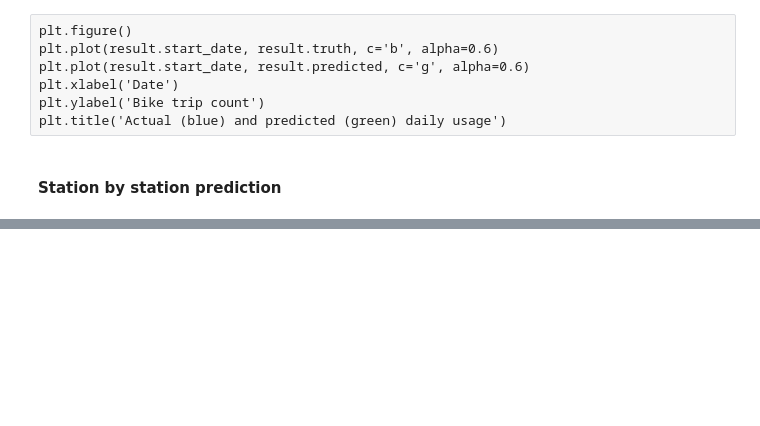
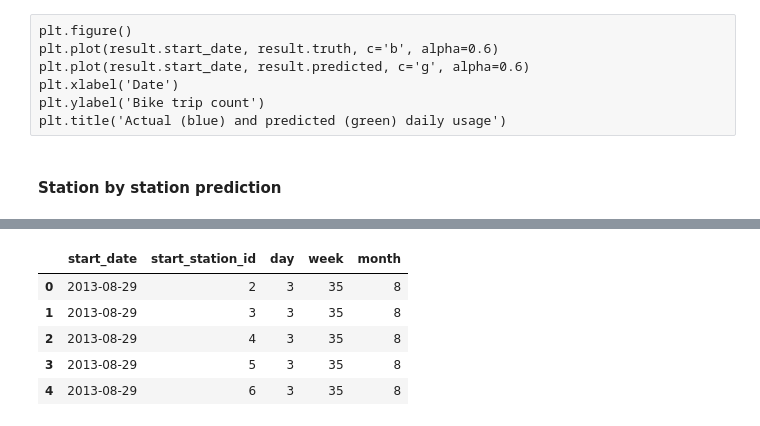
Before and after one commit to 2204bestdvd/Springboard-capstone, a Jupyter notebook: bike_share_prediction.ipynb, the cells around one changed output, grey strips where cells are left out. Saved outputs shown, nothing was run; the diff lists cells and outputs as text; code cells hidden in the pictures; blank space fills up the shorter version.

Commit message:
Add station-by-station prediction

```diff
--- a/bike_share_prediction.ipynb
+++ b/bike_share_prediction.ipynb
@@ -447,3 +448,8 @@ plt.ylabel('Bike trip count')
 plt.title('Actual (blue) and predicted (green) daily usage')
 # %% [markdown]
 #### Station by station prediction
+# %%
+df_trips_day = df_trips[['duration_sec', 'start_date', 'start_station_id']]
+df_trips_day.start_date = df_trips_day.start_date.dt.date
+df_trips_day['rides'] = 1
+df_station_daily = df_trips_day.groupby(['start_date', 'start_station_id']).sum()
@@ -449,0 +477,4 @@ plt.title('Actual (blue) and predicted (green) daily usage')
+# %%
+df_station_daily = df_station_daily.reset_index()
+df_station_daily.head()
+#df_station_daily[df_station_daily.start_station_id == 2]
@@ -449,0 +490,16 @@ plt.title('Actual (blue) and predicted (green) daily usage')
+# %%
+df_station_daily['day'] = pd.to_datetime(df_station_daily.start_date).dt.weekday
+df_station_daily['week'] = pd.to_datetime(df_station_daily.start_date).dt.week
+df_station_daily['month'] = pd.to_datetime(df_station_daily.start_date).dt.month
+
+X = df_station_daily[['start_date', 'start_station_id', 'day', 'week', 'month']]
+Y = df_station_daily['rides']
+# %%
+X.head()
+# %% [output]
+|  | start_date | start_station_id | day | week | month |
+| 0 | 2013-08-29 | 2 | 3 | 35 | 8 |
+| 1 | 2013-08-29 | 3 | 3 | 35 | 8 |
+| 2 | 2013-08-29 | 4 | 3 | 35 | 8 |
+| 3 | 2013-08-29 | 5 | 3 | 35 | 8 |
+| 4 | 2013-08-29 | 6 | 3 | 35 | 8 |
```
Also changed, not shown: parts of 12 cells of this notebook.
